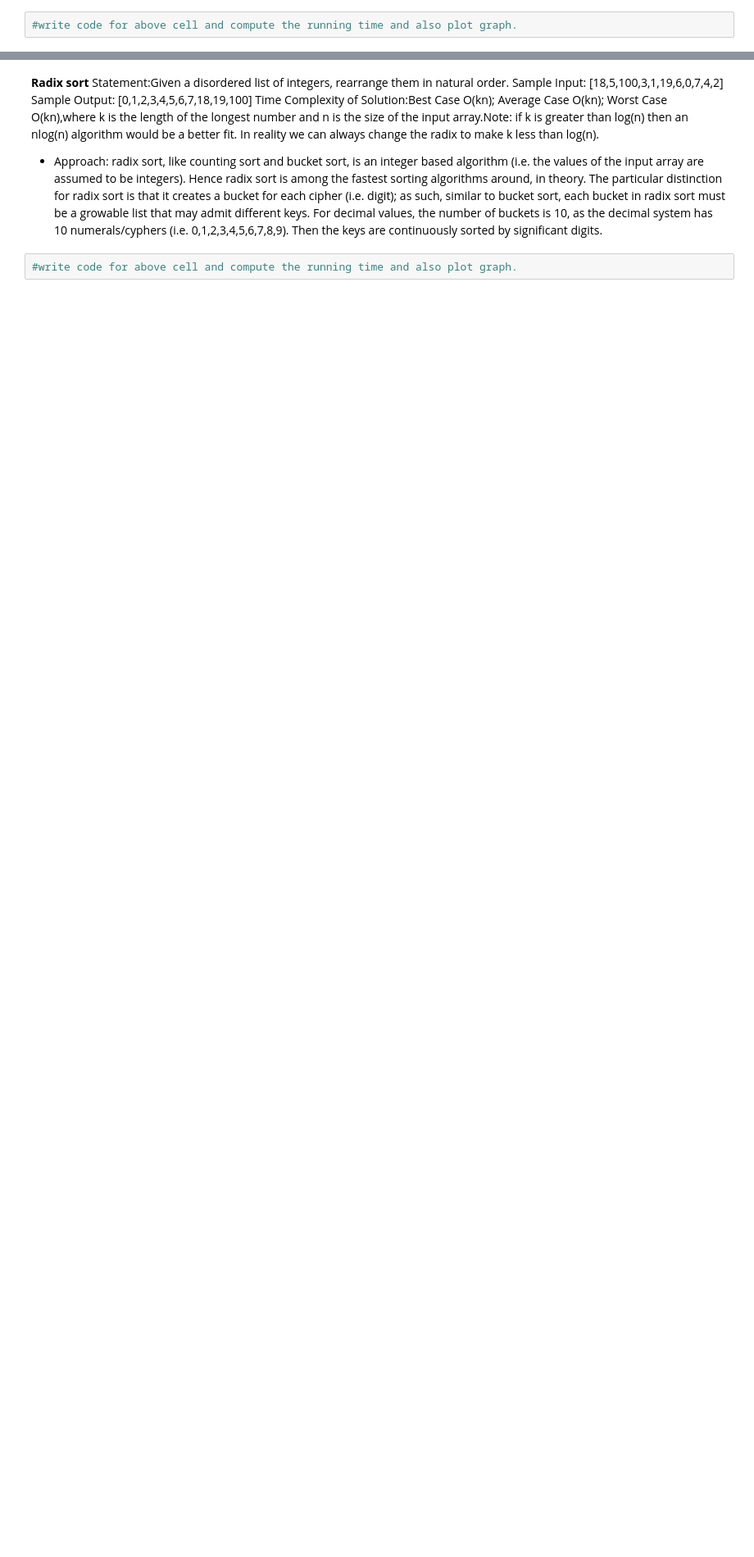
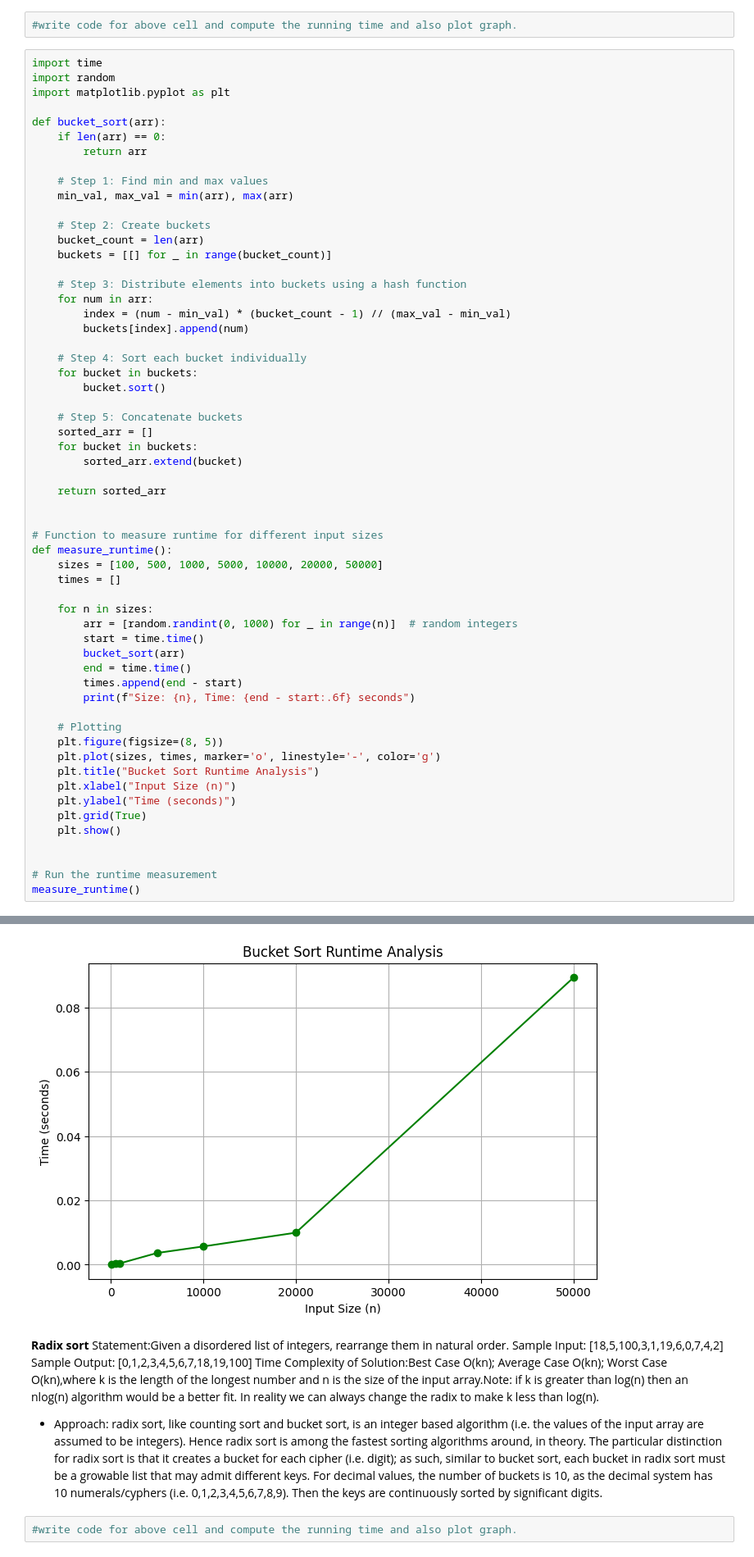
Before and after one commit to 241b170-max/ALGORTIHM-LAB, a Jupyter notebook: Lab_6.ipynb, the cells around one changed output, grey strips where cells are left out. Shown at 82% size. Cells and saved outputs as stored; diff of their text form; blank space fills up the shorter version.

```diff
--- a/Lab_6.ipynb
+++ b/Lab_6.ipynb
@@ -46,3 +101,62 @@ bucket. Hence each bucket must effectively be a growable list;
 similar to radix sort.
 # %%
 #write code for above cell and compute the running time and also plot graph.
+# %%
+import time
+import random
+import matplotlib.pyplot as plt
+
+def bucket_sort(arr):
+    if len(arr) == 0:
+        return arr
+
+    # Step 1: Find min and max values
+    min_val, max_val = min(arr), max(arr)
+
+    # Step 2: Create buckets
+    bucket_count = len(arr)
+    buckets = [[] for _ in range(bucket_count)]
+
+    # Step 3: Distribute elements into buckets using a hash function
+    for num in arr:
+        index = (num - min_val) * (bucket_count - 1) // (max_val - min_val)
+        buckets[index].append(num)
+
+    # Step 4: Sort each bucket individually
+    for bucket in buckets:
+        bucket.sort()
+
+    # Step 5: Concatenate buckets
+    sorted_arr = []
+    for bucket in buckets:
+        sorted_arr.extend(bucket)
+
+    return sorted_arr
+
+
+# Function to measure runtime for different input sizes
+def measure_runtime():
+    sizes = [100, 500, 1000, 5000, 10000, 20000, 50000]
+    times = []
+
+    for n in sizes:
+        arr = [random.randint(0, 1000) for _ in range(n)]  # random integers
+        start = time.time()
+        bucket_sort(arr)
+        end = time.time()
+        times.append(end - start)
+        print(f"Size: {n}, Time: {end - start:.6f} seconds")
+
+    # Plotting
+    plt.figure(figsize=(8, 5))
+    plt.plot(sizes, times, marker='o', linestyle='-', color='g')
+    plt.title("Bucket Sort Runtime Analysis")
+    plt.xlabel("Input Size (n)")
+    plt.ylabel("Time (seconds)")
+    plt.grid(True)
+    plt.show()
+
+
+# Run the runtime measurement
+measure_runtime()
+# %% [output]
@@ -49,3 +170,4 @@ similar to radix sort.
+[figure, added]
 # %% [markdown]
 **Radix sort**
 Statement:Given a disordered list of integers, rearrange them in natural order.
```
Also changed, not shown: parts of 3 cells of this notebook.
